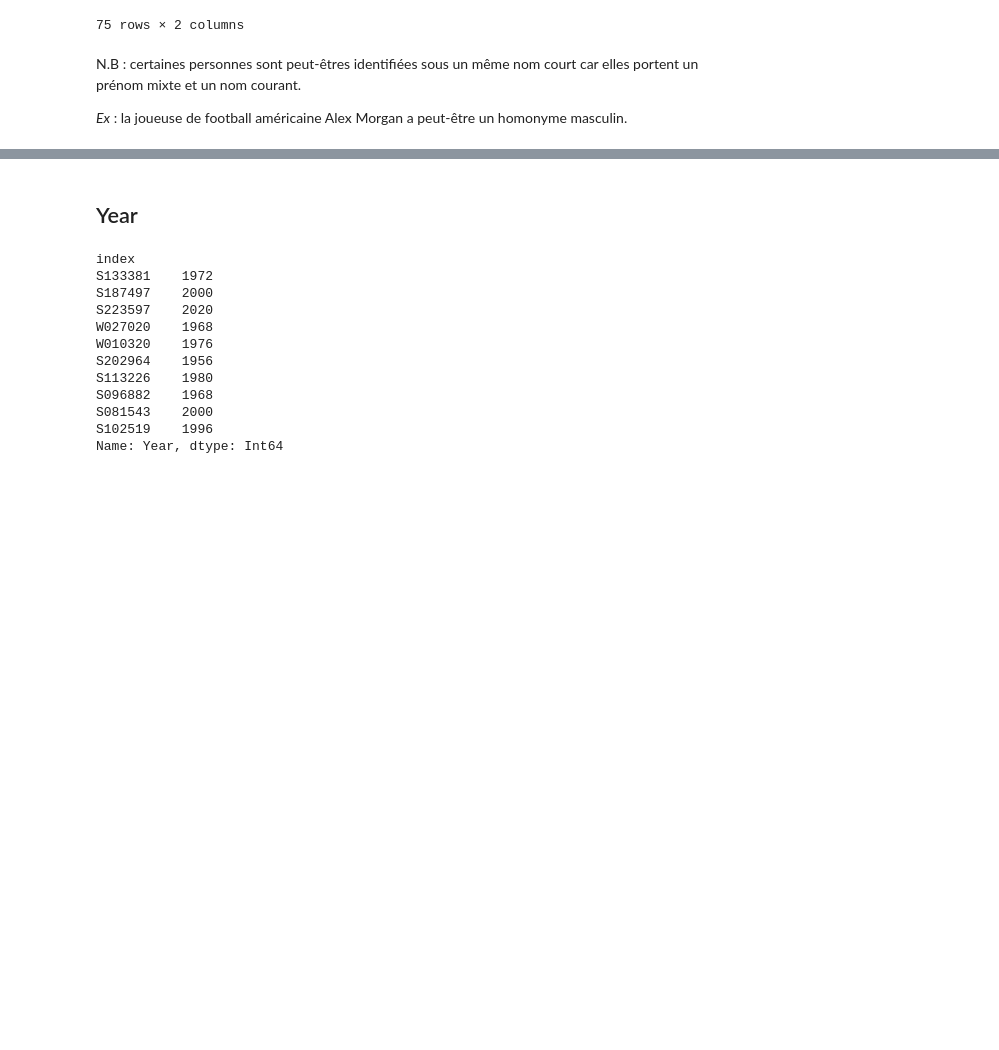
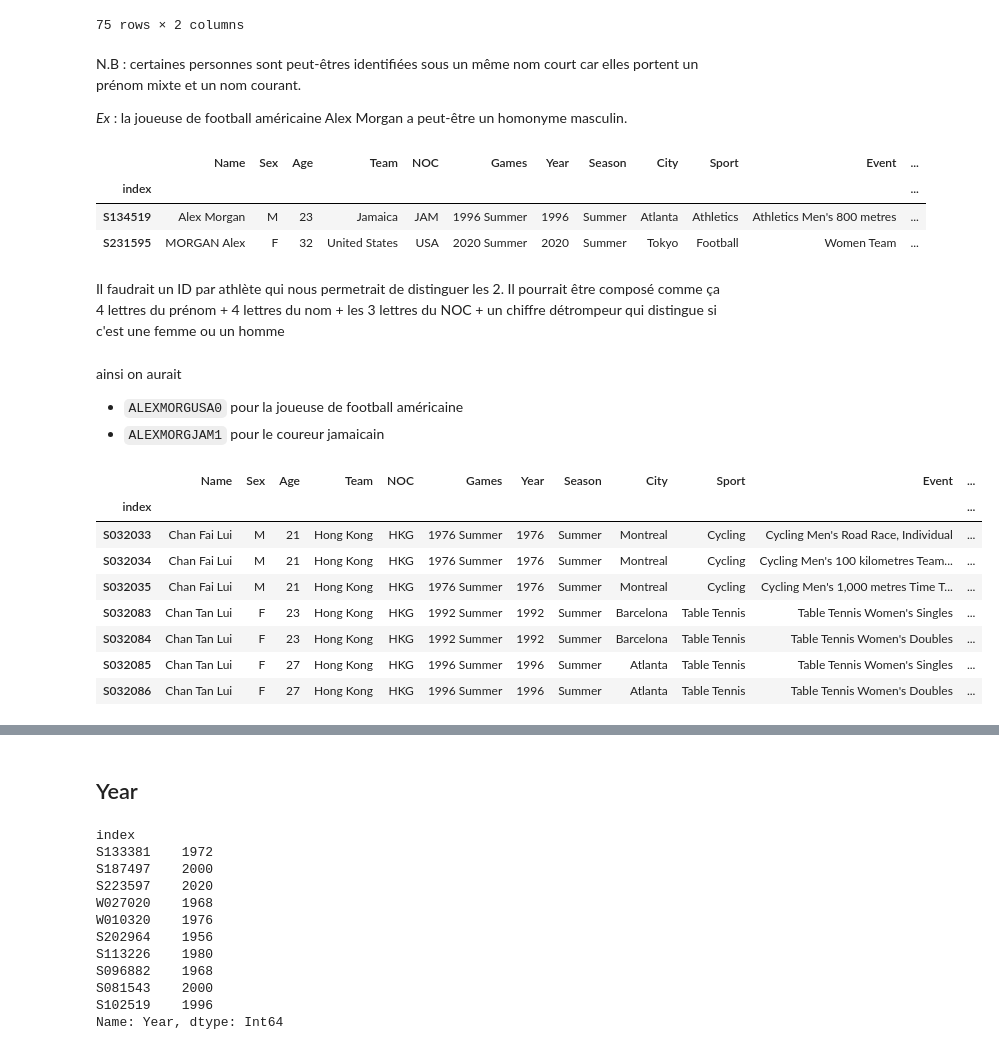
Before and after one commit to gitadum/querympics, a Jupyter notebook: analysis/explore.ipynb, the cells around one changed output, grey strips where cells are left out. Saved outputs shown, nothing was run; the diff lists cells and outputs as text; code cells hidden in the pictures; blank space fills up the shorter version.

```diff
--- a/analysis/explore.ipynb
+++ b/analysis/explore.ipynb
@@ -273,3 +273,30 @@ car elles portent un prénom mixte et un nom courant.
 
 *Ex* : la joueuse de football américaine Alex Morgan
 a peut-être un homonyme masculin.
+# %%
+athlet[athlet.ShortName == "Alex MORGAN"]
+# %% [output]
+|  | Name | Sex | Age | Team | NOC | Games | Year | Season | City | Sport | Event | ... |
+| index |  |  |  |  |  |  |  |  |  |  |  | ... |
+| S134519 | Alex Morgan | M | 23 | Jamaica | JAM | 1996 Summer | 1996 | Summer | Atlanta | Athletics | Athletics Men's 800 metres | ... |
+| S231595 | MORGAN Alex | F | 32 | United States | USA | 2020 Summer | 2020 | Summer | Tokyo | Football | Women Team | ... |
+# %% [markdown]
+Il faudrait un ID par athlète qui nous permetrait de distinguer les 2.
+Il pourrait être composé comme ça
+4 lettres du prénom + 4 lettres du nom + les 3 lettres du NOC + un chiffre détrompeur qui distingue si c'est une femme ou un homme
+# %% [markdown]
+ainsi on aurait
+* `ALEXMORGUSA0` pour la joueuse de football américaine
+* `ALEXMORGJAM1` pour le coureur jamaicain
+# %%
+athlet[athlet.ShortName == "Chan LUI"]
+# %% [output]
+|  | Name | Sex | Age | Team | NOC | Games | Year | Season | City | Sport | Event | ... |
+| index |  |  |  |  |  |  |  |  |  |  |  | ... |
+| S032033 | Chan Fai Lui | M | 21 | Hong Kong | HKG | 1976 Summer | 1976 | Summer | Montreal | Cycling | Cycling Men's Road Race, Individual | ... |
+| S032034 | Chan Fai Lui | M | 21 | Hong Kong | HKG | 1976 Summer | 1976 | Summer | Montreal | Cycling | Cycling Men's 100 kilometres Team... | ... |
+| S032035 | Chan Fai Lui | M | 21 | Hong Kong | HKG | 1976 Summer | 1976 | Summer | Montreal | Cycling | Cycling Men's 1,000 metres Time T... | ... |
+| S032083 | Chan Tan Lui | F | 23 | Hong Kong | HKG | 1992 Summer | 1992 | Summer | Barcelona | Table Tennis | Table Tennis Women's Singles | ... |
+| S032084 | Chan Tan Lui | F | 23 | Hong Kong | HKG | 1992 Summer | 1992 | Summer | Barcelona | Table Tennis | Table Tennis Women's Doubles | ... |
+| S032085 | Chan Tan Lui | F | 27 | Hong Kong | HKG | 1996 Summer | 1996 | Summer | Atlanta | Table Tennis | Table Tennis Women's Singles | ... |
+| S032086 | Chan Tan Lui | F | 27 | Hong Kong | HKG | 1996 Summer | 1996 | Summer | Atlanta | Table Tennis | Table Tennis Women's Doubles | ... |
```
Also changed, not shown: parts of 10 cells of this notebook.
